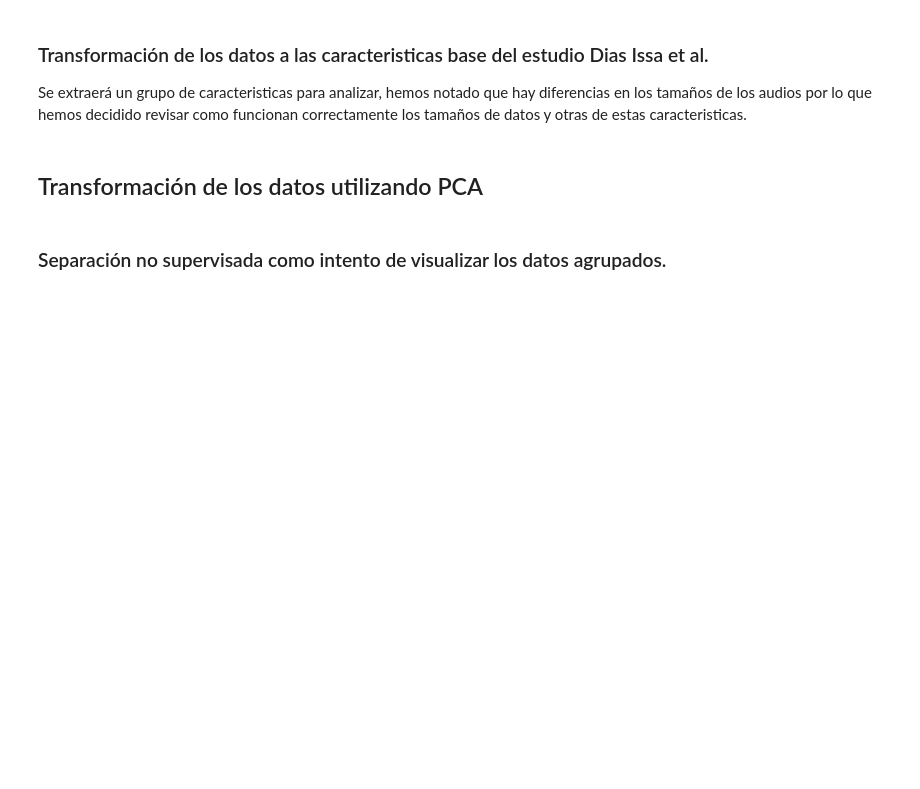
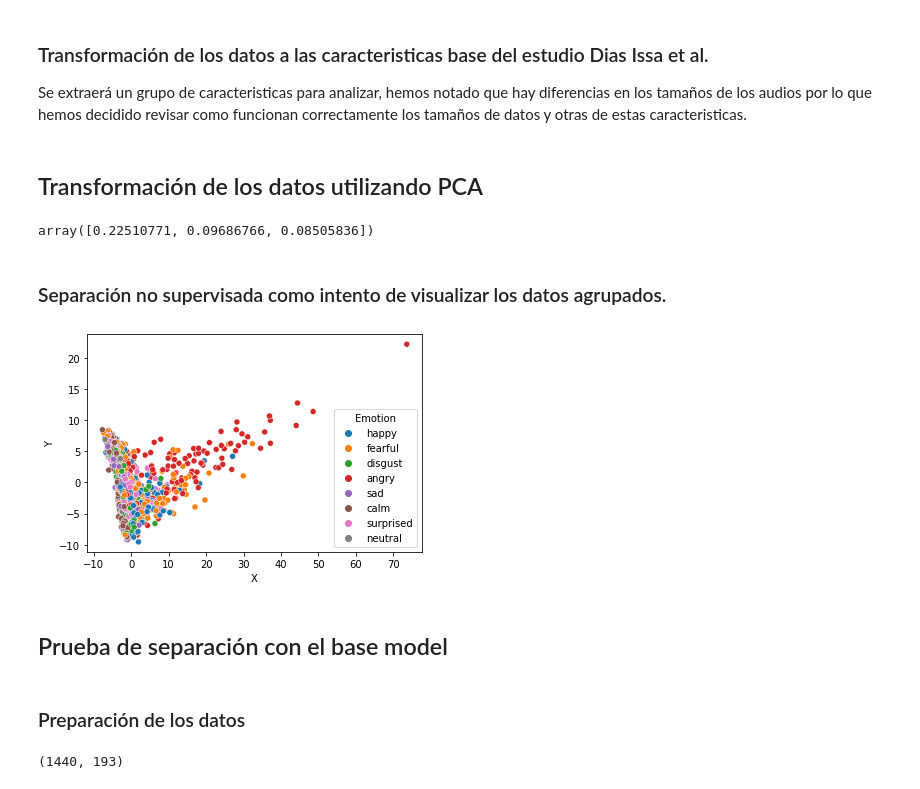
Before and after one commit to Solrak97/clasificador_de_sentimientos, a Jupyter notebook: Notebooks/Analisis_preliminar.ipynb, the cells around one changed output. Saved outputs shown, nothing was run; the diff lists cells and outputs as text; code cells hidden in the pictures; blank space fills up the shorter version.

```diff
--- a/Notebooks/Analisis_preliminar.ipynb
+++ b/Notebooks/Analisis_preliminar.ipynb
@@ -68,5 +71,8 @@ for file in glob.glob("Actor_*/*.wav"):
 
 data = pd.DataFrame({'File name': name, 'Emotion': emotions, 'Duration': _len,
                         'MFCC': mfccs, 'Chroma': chromas, 'Mel': mels, 'Contrast': contrasts, 'Tonnetz': tonnetz})
+# %%
+#data.to_pickle('data.pkl')
+data = pd.read_pickle('data.pkl')
 # %% [markdown]
 ## Transformación de los datos utilizando PCA
@@ -79,9 +79,28 @@ reduced = pca.fit_transform(X)
+# %%
+X = data.drop(columns=['Emotion', 'File name'])
+
+# Forgive me god, but it has to be done
+X = np.array([np.hstack([X['MFCC'][i], X['Chroma'][i], X['Mel'][i],
+                         X['Contrast'][i], X['Tonnetz'][i]]) for i in range(len(X.index))])
+# %%
+scaler = StandardScaler()
+scaler.fit(X)
+X=scaler.transform(X)
+
+
+pca = PCA(3)
+reduced = pca.fit_transform(X)
+pca.explained_variance_ratio_
+# %% [output]
+array([0.22510771, 0.09686766, 0.08505836])
 # %% [markdown]
 ### Separación no supervisada como intento de visualizar los datos agrupados.
 # %%
 from sklearn.cluster import KMeans
 
 label = KMeans(n_clusters=8, random_state=0).fit_predict(reduced)
+labeled_kmeans = pd.DataFrame({'X': reduced[:,0], 'Y': reduced[:,1], 'label': label, 'Emotion': data['Emotion']})
+
 
 filtered_label0 = reduced[label == 0]
 filtered_label0 = reduced[label == 1]
@@ -91,3 +110,10 @@ filtered_label0 = reduced[label == 4]
 filtered_label0 = reduced[label == 5]
 filtered_label0 = reduced[label == 6]
 filtered_label0 = reduced[label == 7]
+# %%
+sns.scatterplot(data=labeled_kmeans, x="X", y="Y", hue='Emotion')
+plt.show()
+# %% [output]
+[figure, added]
+# %% [markdown]
+## Prueba de separación con el base model
@@ -93,0 +173,21 @@ filtered_label0 = reduced[label == 7]
+# %% [markdown]
+### Preparación de los datos
+# %%
+# Forgive me god, but it has to be done twice
+X = np.array([np.hstack([data['MFCC'][i], data['Chroma'][i], data['Mel'][i],
+                         data['Contrast'][i], data['Tonnetz'][i]]) for i in range(len(data.index))])
+
+print(X.shape)
+
+scaler = StandardScaler()
+scaler.fit(X)
+X=scaler.transform(X)
+Y = np.array(data['Emotion'])
+
+# Codificación de one hot encoding
+encoder = OneHotEncoder()
+Y = encoder.fit_transform(np.array(Y).reshape(-1,1)).toarray()
+
+X_train, X_test, y_train, y_test = train_test_split(X, Y)
+# %% [output]
+(1440, 193)
```
Also changed, not shown: parts of 9 cells of this notebook.
